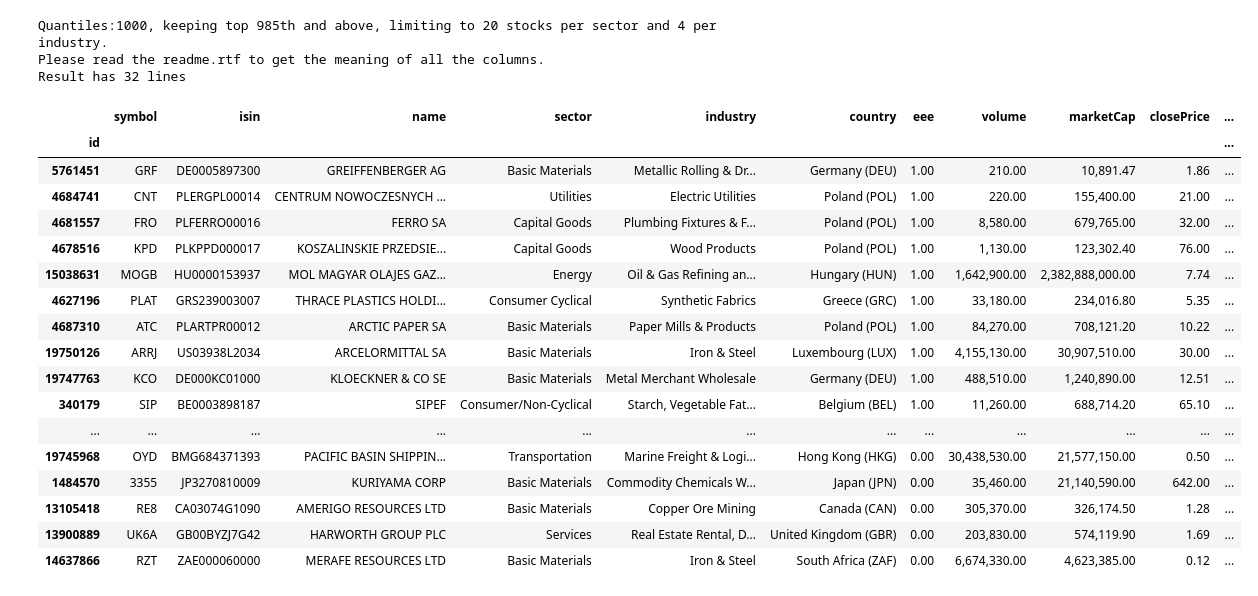
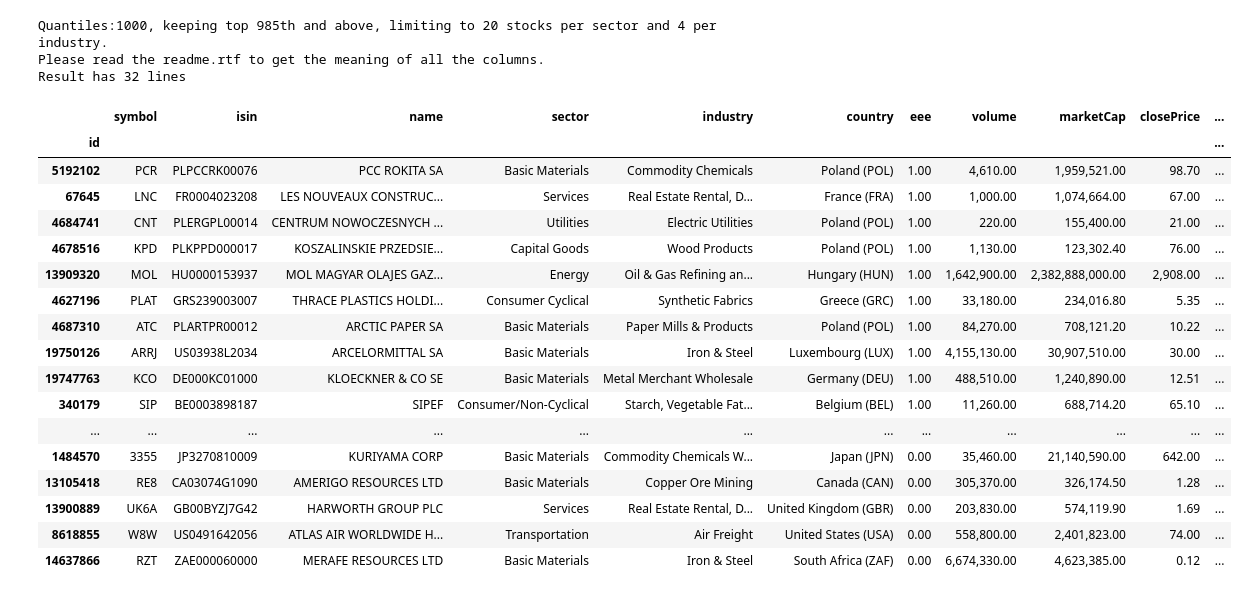
Before and after one commit to facoptere/degiroscreener, a Jupyter notebook: degiro_screener.ipynb, the cells around one changed output. Cells and saved outputs as stored; diff of their text form; code cells hidden in the pictures.

```diff
--- a/degiro_screener.ipynb
+++ b/degiro_screener.ipynb
@@ -730,44 +730,44 @@ Writing csv file './degiro-export-2022-04-03-20-16.csv' (encoding utf-8)
 # %%
 pd.set_option('display.max_colwidth', 25)
 pd.set_option('display.max_columns', None)
 pd.set_option('display.max_rows', None)
 pd.options.display.float_format = '{:,.2f}'.format
 
 
 split=10**(max(1,math.floor(math.log(info_df.shape[0],10))-1))
 keeptop=math.floor(split*0.985)
 cropsector=max(5,math.floor(split/50))
 cropindustry=max(1,math.floor(cropsector/5))
 print(f"Quantiles:{split}, keeping top {keeptop}th and above, limiting to {cropsector} stocks per sector and {cropindustry} per industry.")
 df = info_df
 df['score'] = pd.qcut(df['score'].rank(method='first'),q=split, retbins=False, labels=False)
-df=df.drop(df.index[ ( (df['score'] < keeptop) | (df['Reco'] > 2) | (df['sector'] == "Financial")  | (df['PE'] >10) | (df['%DEBT'] >50) | (df['Δ1Y%'] < 8))]) #   | (df['L%H'] > 50)|(df['ΔEPS3'] <5) |(df['ΔREV5'] <10)|(df['ΔNPM5'] <5) |(df['BV'] <-30) |(df['FCF/NI'] <0.5)| (df['Reco'] > 2) | (df['industry'].str.contains('Real Estate')) |(df['IV'] <-90) |(df['FV'] <-90)  |(df['BV'] <-15)
+df=df.drop(df.index[ ( (df['score'] < keeptop) | (df['Reco'] > 2) | (df['sector'] == "Financial")  | (df['PE'] >10) | (df['%DEBT'] >99) | (df['Δ1Y%'] < 8) |(df['P2TB'] >2) )]) #   | (df['L%H'] > 50)|(df['ΔEPS3'] <5) |(df['ΔREV5'] <10)|(df['ΔNPM5'] <5) |(df['BV'] <-30) |(df['FCF/NI'] <0.5)| (df['Reco'] > 2) | (df['industry'].str.contains('Real Estate')) |(df['IV'] <-90) |(df['FV'] <-90)  |(df['BV'] <-15)
 df = df.sort_values(by=['sector','score'], ascending=False).groupby('sector').head(cropsector).sort_values(by=['industry','score'], ascending=False).groupby('industry').head(cropindustry).sort_values(by='score', ascending=False).sort_values(by=['eee','ROE5Ypct'], ascending=False) #'sector','industry','BV'
 df = df.fillna("—")
 print('Please read the readme.rtf to get the meaning of all the columns.')
 print(f'Result has {df.shape[0]} lines')
 display(df)
 # %% [output]
 Quantiles:1000, keeping top 985th and above, limiting to 20 stocks per sector and 4 per industry.
 Please read the readme.rtf to get the meaning of all the columns.
 Result has 32 lines
 |  | symbol | isin | name | sector | industry | country | eee | volume | marketCap | closePrice | ... |
 | id |  |  |  |  |  |  |  |  |  |  | ... |
-| 5761451 | GRF | DE0005897300 | GREIFFENBERGER AG | Basic Materials | Metallic Rolling & Dr... | Germany (DEU) | 1.00 | 210.00 | 10,891.47 | 1.86 | ... |
+| 5192102 | PCR | PLPCCRK00076 | PCC ROKITA SA | Basic Materials | Commodity Chemicals | Poland (POL) | 1.00 | 4,610.00 | 1,959,521.00 | 98.70 | ... |
+| 67645 | LNC | FR0004023208 | LES NOUVEAUX CONSTRUC... | Services | Real Estate Rental, D... | France (FRA) | 1.00 | 1,000.00 | 1,074,664.00 | 67.00 | ... |
 | 4684741 | CNT | PLERGPL00014 | CENTRUM NOWOCZESNYCH ... | Utilities | Electric Utilities | Poland (POL) | 1.00 | 220.00 | 155,400.00 | 21.00 | ... |
-| 4681557 | FRO | PLFERRO00016 | FERRO SA | Capital Goods | Plumbing Fixtures & F... | Poland (POL) | 1.00 | 8,580.00 | 679,765.00 | 32.00 | ... |
 | 4678516 | KPD | PLKPPD000017 | KOSZALINSKIE PRZEDSIE... | Capital Goods | Wood Products | Poland (POL) | 1.00 | 1,130.00 | 123,302.40 | 76.00 | ... |
-| 15038631 | MOGB | HU0000153937 | MOL MAGYAR OLAJES GAZ... | Energy | Oil & Gas Refining an... | Hungary (HUN) | 1.00 | 1,642,900.00 | 2,382,888,000.00 | 7.74 | ... |
+| 13909320 | MOL | HU0000153937 | MOL MAGYAR OLAJES GAZ... | Energy | Oil & Gas Refining an... | Hungary (HUN) | 1.00 | 1,642,900.00 | 2,382,888,000.00 | 2,908.00 | ... |
 | 4627196 | PLAT | GRS239003007 | THRACE PLASTICS HOLDI... | Consumer Cyclical | Synthetic Fabrics | Greece (GRC) | 1.00 | 33,180.00 | 234,016.80 | 5.35 | ... |
 | 4687310 | ATC | PLARTPR00012 | ARCTIC PAPER SA | Basic Materials | Paper Mills & Products | Poland (POL) | 1.00 | 84,270.00 | 708,121.20 | 10.22 | ... |
 | 19750126 | ARRJ | US03938L2034 | ARCELORMITTAL SA | Basic Materials | Iron & Steel | Luxembourg (LUX) | 1.00 | 4,155,130.00 | 30,907,510.00 | 30.00 | ... |
 | 19747763 | KCO | DE000KC01000 | KLOECKNER & CO SE | Basic Materials | Metal Merchant Wholesale | Germany (DEU) | 1.00 | 488,510.00 | 1,240,890.00 | 12.51 | ... |
 | 340179 | SIP | BE0003898187 | SIPEF | Consumer/Non-Cyclical | Starch, Vegetable Fat... | Belgium (BEL) | 1.00 | 11,260.00 | 688,714.20 | 65.10 | ... |
 | ... | ... | ... | ... | ... | ... | ... | ... | ... | ... | ... | ... |
-| 19745968 | OYD | BMG684371393 | PACIFIC BASIN SHIPPIN... | Transportation | Marine Freight & Logi... | Hong Kong (HKG) | 0.00 | 30,438,530.00 | 21,577,150.00 | 0.50 | ... |
 | 1484570 | 3355 | JP3270810009 | KURIYAMA CORP | Basic Materials | Commodity Chemicals W... | Japan (JPN) | 0.00 | 35,460.00 | 21,140,590.00 | 642.00 | ... |
 | 13105418 | RE8 | CA03074G1090 | AMERIGO RESOURCES LTD | Basic Materials | Copper Ore Mining | Canada (CAN) | 0.00 | 305,370.00 | 326,174.50 | 1.28 | ... |
 | 13900889 | UK6A | GB00BYZJ7G42 | HARWORTH GROUP PLC | Services | Real Estate Rental, D... | United Kingdom (GBR) | 0.00 | 203,830.00 | 574,119.90 | 1.69 | ... |
+| 8618855 | W8W | US0491642056 | ATLAS AIR WORLDWIDE H... | Transportation | Air Freight | United States (USA) | 0.00 | 558,800.00 | 2,401,823.00 | 74.00 | ... |
 | 14637866 | RZT | ZAE000060000 | MERAFE RESOURCES LTD | Basic Materials | Iron & Steel | South Africa (ZAF) | 0.00 | 6,674,330.00 | 4,623,385.00 | 0.12 | ... |
 # %%
 def write2fav(df):
```
Also changed, not shown: parts of 3 cells of this notebook.
